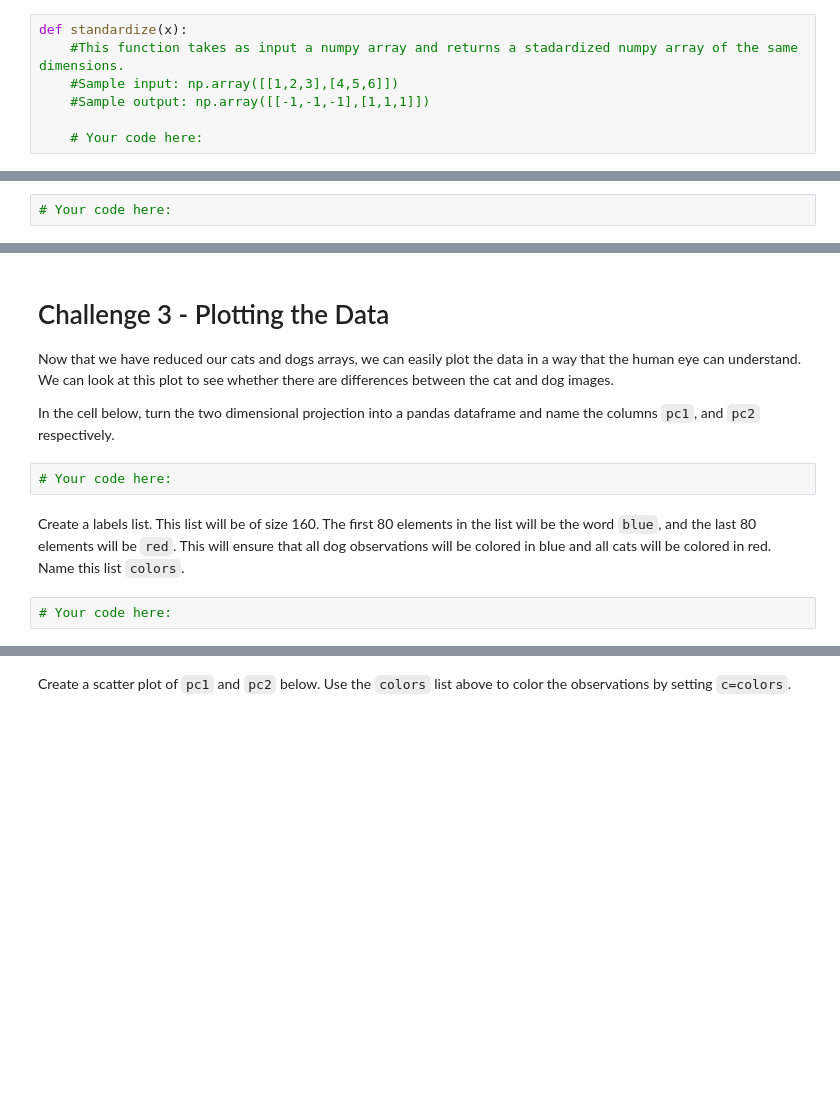
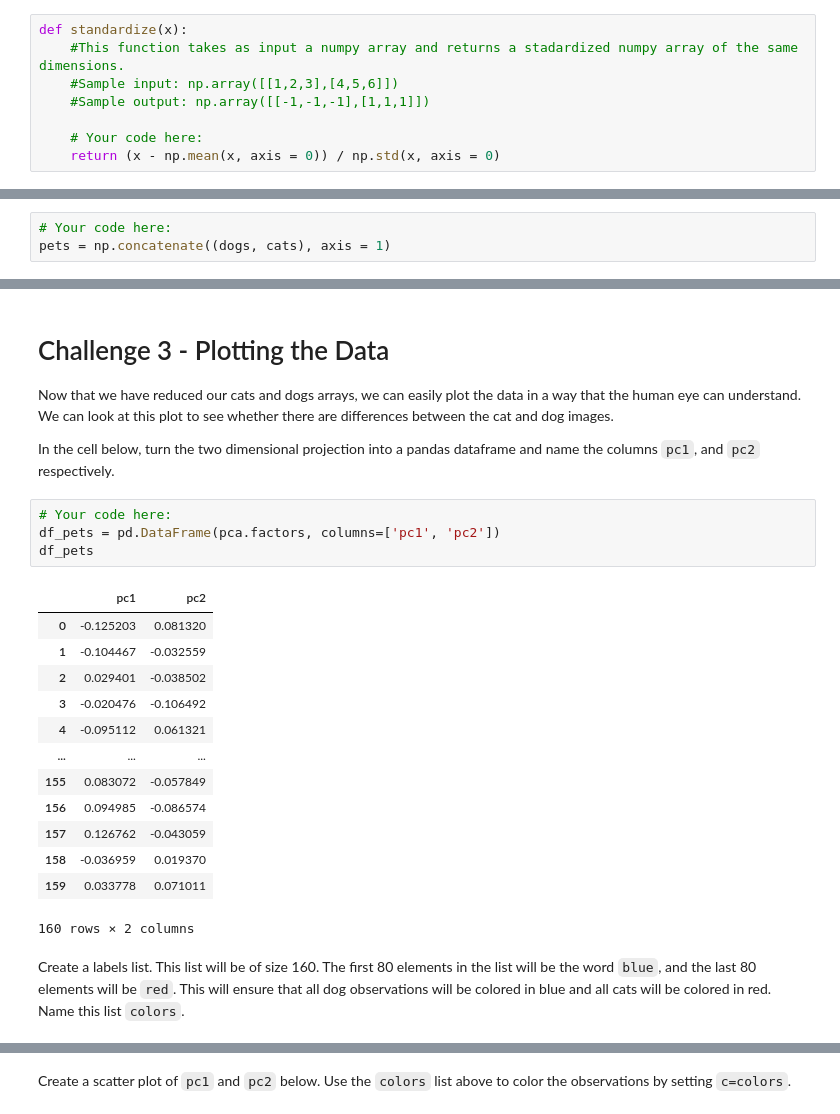
Before and after one commit to ta-datapt-bcn/lab-pca, a Jupyter notebook: your-code/main.ipynb, the cells around one changed output, grey strips where cells are left out. Saved outputs shown, nothing was run; the diff lists cells and outputs as text; blank space fills up the shorter version.

```diff
--- a/your-code/main.ipynb
+++ b/your-code/main.ipynb
@@ -55,10 +71,12 @@ def standardize(x):
     #Sample output: np.array([[-1,-1,-1],[1,1,1]])
 
     # Your code here:
+    return (x - np.mean(x, axis = 0)) / np.std(x, axis = 0)
 # %% [markdown]
 Now, use the `np.concatenate` function to combine the cats and dogs arrays. Use `axis=1` to combine the two correctly. Make sure to put dogs first.
 # %%
 # Your code here:
+pets = np.concatenate((dogs, cats), axis = 1)
 # %% [markdown]
 Standardize the concatenated array below.
 # %%
@@ -87,7 +152,21 @@ Now that we have reduced our cats and dogs arrays, we can easily plot the data i
 In the cell below, turn the two dimensional projection into a pandas dataframe and name the columns `pc1`, and `pc2` respectively.
 # %%
 # Your code here:
+df_pets = pd.DataFrame(pca.factors, columns=['pc1', 'pc2'])
+df_pets
+# %% [output]
+|  | pc1 | pc2 |
+| 0 | -0.125203 | 0.081320 |
+| 1 | -0.104467 | -0.032559 |
+| 2 | 0.029401 | -0.038502 |
+| 3 | -0.020476 | -0.106492 |
+| 4 | -0.095112 | 0.061321 |
+| ... | ... | ... |
+| 155 | 0.083072 | -0.057849 |
+| 156 | 0.094985 | -0.086574 |
+| 157 | 0.126762 | -0.043059 |
+| 158 | -0.036959 | 0.019370 |
+| 159 | 0.033778 | 0.071011 |
+160 rows × 2 columns
 # %% [markdown]
 Create a labels list. This list will be of size 160. The first 80 elements in the list will be the word `blue`, and the last 80 elements will be `red`. This will ensure that all dog observations will be colored in blue and all cats will be colored in red. Name this list `colors`.
-# %%
-# Your code here:
```
Also changed, not shown: parts of 18 cells of this notebook.
